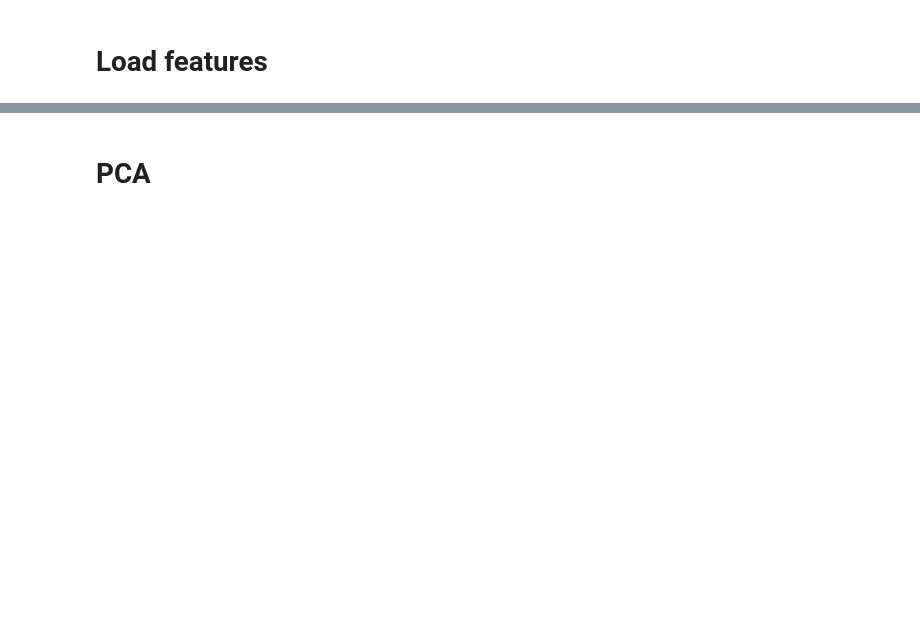
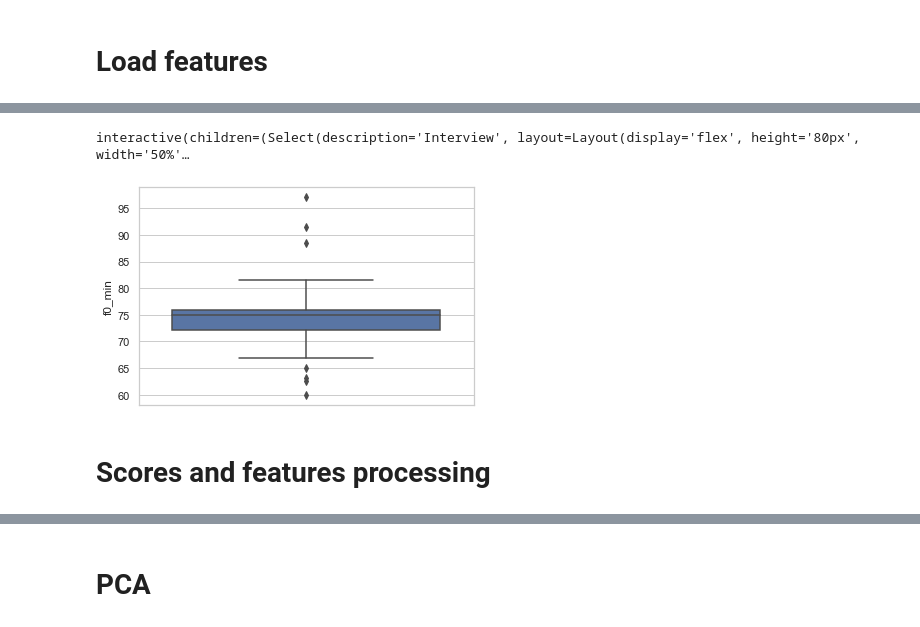
Before and after one commit to Kinzakasmi/Video-Interviews-Analysis, a Jupyter notebook: audio.ipynb, the cells around one changed output, grey strips where cells are left out. Saved outputs shown, nothing was run; the diff lists cells and outputs as text; code cells hidden in the pictures; blank space fills up the shorter version.

Commit message:
Adding modeling, viz, etc.

```diff
--- a/audio.ipynb
+++ b/audio.ipynb
@@ -48,6 +48,6 @@ def load_audios(video_folder,startend_file) :
 from audio_feats_extract import load_audio
 
 video_folder = 'videos/'
-df_name = 'test.xlsx'
+df_name = 'notes_entretiens_all.xlsx'
 
 audios = load_audios(video_folder,df_name)
@@ -124,0 +70,3 @@ all_features = pd.concat(all_features)
+# %%
+from models_utils import get_features, get_scores, merge_scores_feats
+feats = get_features(audios)
@@ -124,0 +94,25 @@ all_features = pd.concat(all_features)
+# %%
+import ipywidgets as widgets
+from ipywidgets import Layout
+
+email = widgets.Select(
+    options = feats.index.tolist(),
+    description='Interview',
+    disabled=False,
+    layout = Layout(width='50%', height='80px', display='flex')
+)
+
+question = widgets.Select(
+    options = feats.question.tolist(),
+    description='Question',
+    disabled=False,
+    layout = Layout(width='50%', height='80px', display='flex')
+)
+
+
+variable = widgets.Select(
+    options = feats.columns.tolist(),
+    description='Variable',
+    disabled=False,
+    layout = Layout(width='50%', height='80px', display='flex')
+)
@@ -124,0 +138,19 @@ all_features = pd.concat(all_features)
+# %%
+import matplotlib.pyplot as plt
+import seaborn as sns
+
+def print_boxplot(email,variable):
+    var = round(feats.loc[email,variable],3)
+
+    sns.set_theme(style="whitegrid")
+    ax = sns.boxplot(y=variable, data=feats)
+    ax.axhline(var,c='r')
+
+    plt.text(-0.3, var*1.005, var, horizontalalignment='left', size='small', color='red', weight='normal')
+
+widgets.interactive(print_boxplot,email=email,variable=variable)
+# %% [output]
+interactive(children=(Select(description='Interview', layout=Layout(display='flex', height='80px', width='50%'…
+[figure, added]
+# %% [markdown]
+# Scores and features processing
```
Also changed, not shown: parts of 32 cells of this notebook, 3 other files.
